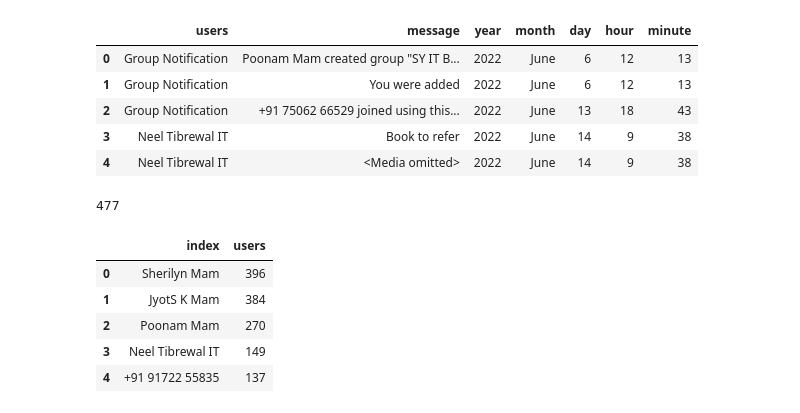
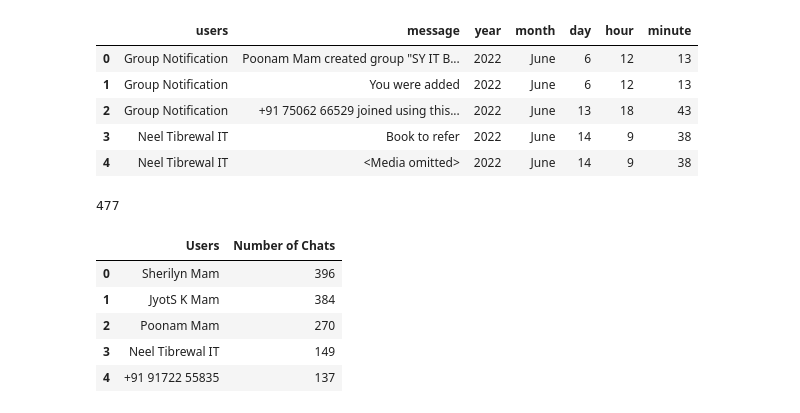
Before and after one commit to 1abhi6/analyse-whatsapp-chat, a Jupyter notebook: notebook/analysis.ipynb, the cells around one changed output. Saved outputs shown, nothing was run; the diff lists cells and outputs as text; code cells hidden in the pictures.

```diff
--- a/notebook/analysis.ipynb
+++ b/notebook/analysis.ipynb
@@ -150,11 +150,18 @@ df[(df['message'] == '<Media omitted>') | (df['message'] == '<Media omitted\n>')
 # %% [output]
 477
 # %%
-df['users'].value_counts().sort_values(ascending=False).reset_index().head(5)
+users = df['users'].value_counts().sort_values(ascending=False).reset_index().head(5)
-# %% [output]
-|  | index | users |
-| 0 | Sherilyn Mam | 396 |
-| 1 | JyotS K Mam | 384 |
-| 2 | Poonam Mam | 270 |
-| 3 | Neel Tibrewal IT | 149 |
-| 4 | +91 91722 55835 | 137 |
+# %%
+users.rename(columns={
+    'index':'Users',
+    'users':'Number of Chats'
+},inplace=True)
+# %%
+users
+# %% [output]
+|  | Users | Number of Chats |
+| 0 | Sherilyn Mam | 396 |
+| 1 | JyotS K Mam | 384 |
+| 2 | Poonam Mam | 270 |
+| 3 | Neel Tibrewal IT | 149 |
+| 4 | +91 91722 55835 | 137 |
```
Also changed, not shown: 4 other files.
